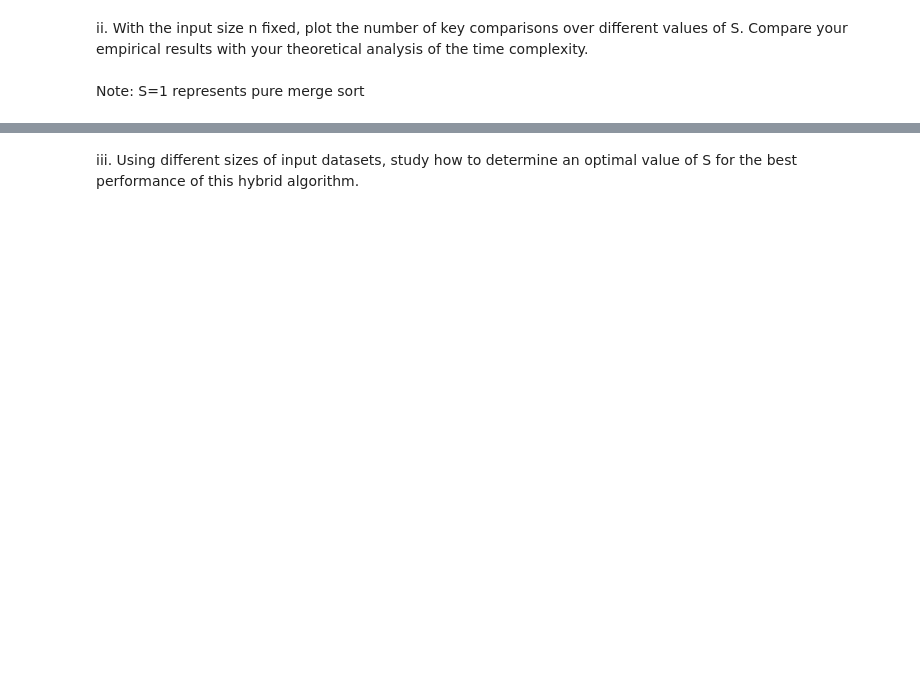
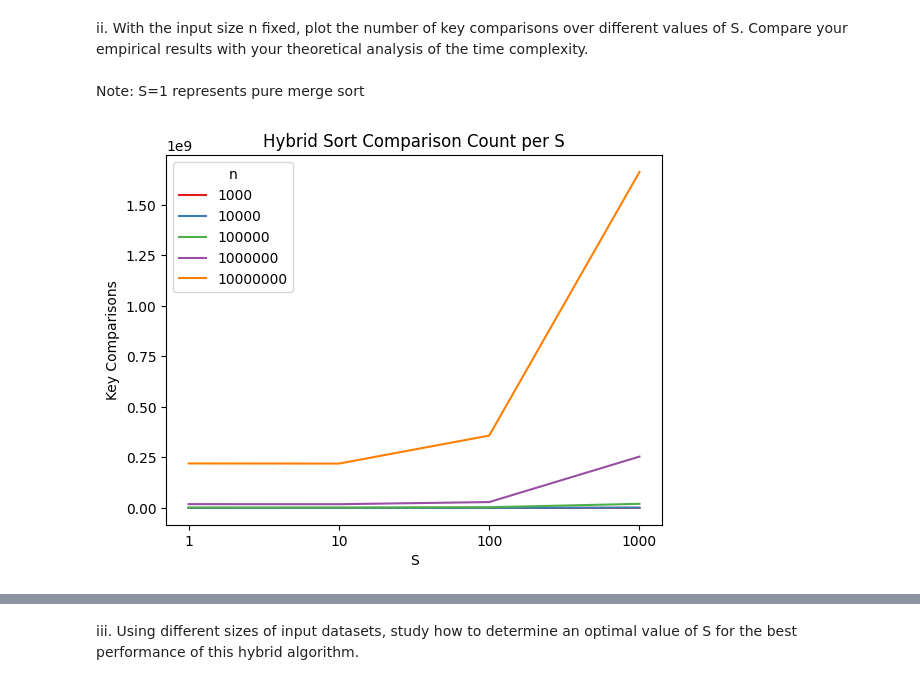
Before and after one commit to LEPK02/sc2001, a Jupyter notebook: Example Class 1/Project_1.ipynb, the cells around one changed output, grey strips where cells are left out. Saved outputs shown, nothing was run; the diff lists cells and outputs as text; code cells hidden in the pictures; blank space fills up the shorter version.

```diff
--- a/Example Class 1/Project_1.ipynb
+++ b/Example Class 1/Project_1.ipynb
@@ -262,19 +264,23 @@ theoretical analysis of the time complexity.
 Note: S=1 represents pure merge sort
 # %%
 plot_2 = sns.lineplot(
-    data=df,
+    data=df.astype({"insert_sort_threshold": str}),
+    # data=df[(df["dataset_size"] <= 1e5)].astype({"insert_sort_threshold": str}),
     x="insert_sort_threshold",
     y="key_comparisons",
-    hue="dataset_size"
+    hue="dataset_size",
+    palette="Set1"
 )
 plot_2.set(
     xlabel = "S",
     ylabel ="Key Comparisons",
     title ='Hybrid Sort Comparison Count per S'
 )
 
 plt.legend(title="n")
 plt.show()
+# %% [output]
+[figure, added]
 # %%
 rows, cols = 3, 2
 dataset_sizes = df["dataset_size"].unique()
```
Also changed, not shown: parts of 9 cells of this notebook, 2 other files.
